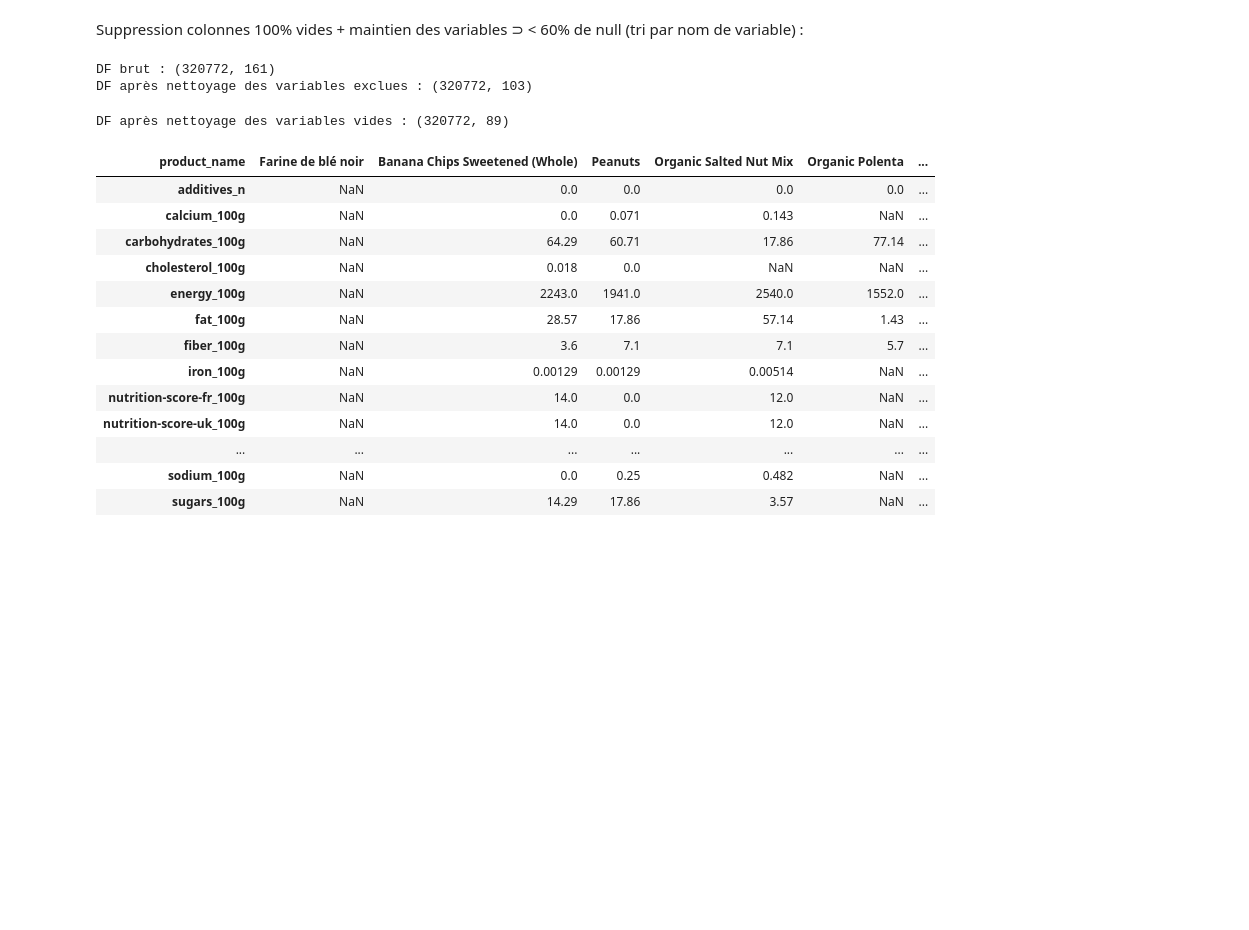
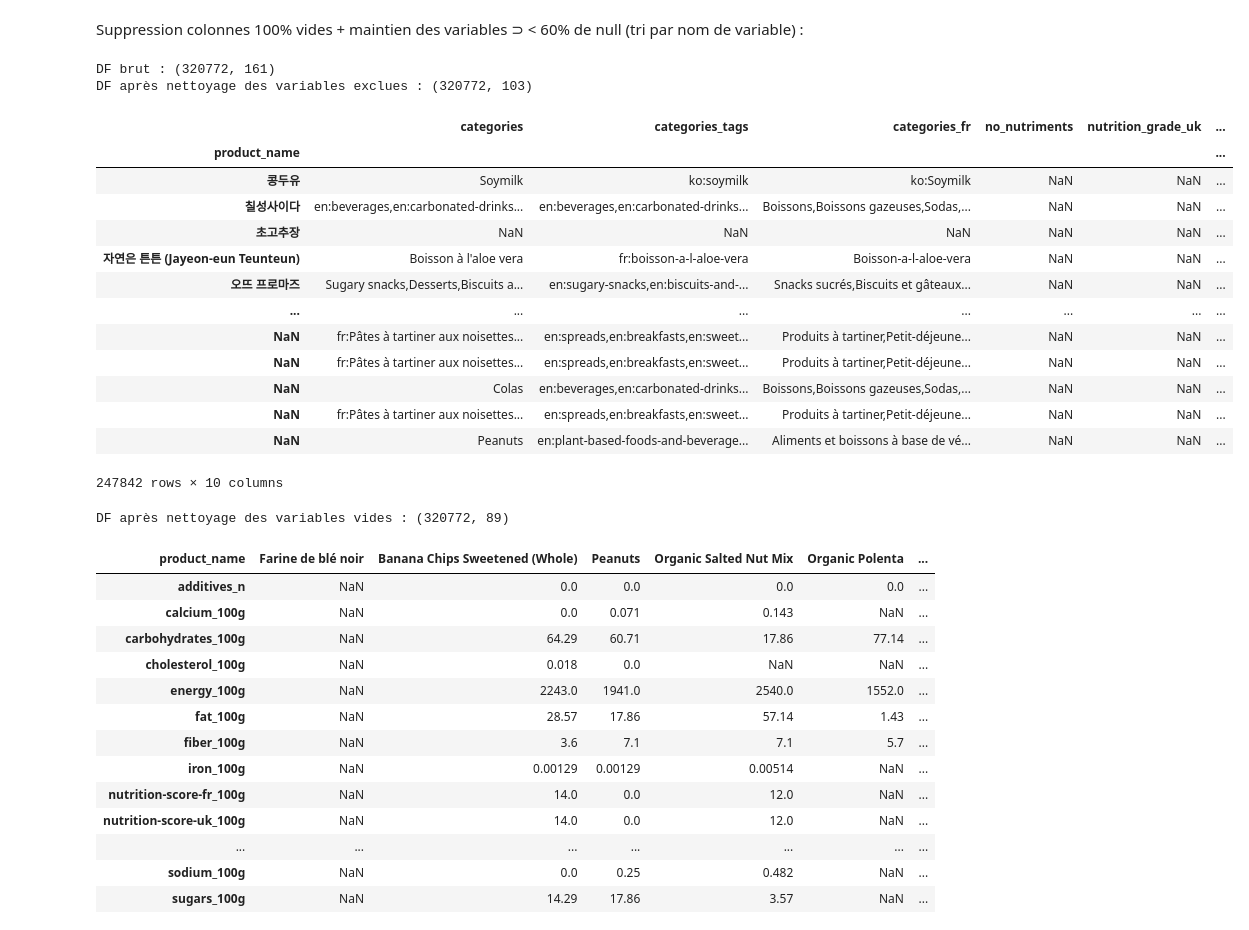
Before and after one commit to sycod/OC_projects, a Jupyter notebook: P2/P2 analyse exploratoire.ipynb, the cells around one changed output. Cells and saved outputs as stored; diff of their text form; code cells hidden in the pictures; blank space fills up the shorter version.

```diff
--- a/P2/P2 analyse exploratoire.ipynb
+++ b/P2/P2 analyse exploratoire.ipynb
@@ -289,6 +324,37 @@ print("DF après nettoyage des variables exclues : {}".format(
 # %% [output]
 DF brut : (320772, 161)
 DF après nettoyage des variables exclues : (320772, 103)
+# %%
+# À SUPPRIMER outil JL
+# Vérification rapide d'une variable / valeur selon regex
+
+regex_ = "(nutri|categ)"
+
+df_temp = data_raw.filter(regex=regex_).dropna(how="all")
+
+with pd.option_context('display.max_rows', 100):
+    display(df_temp
+            .filter(regex=".*", axis=0)
+            .filter(regex=regex_)
+            .dropna(how="all")
+            # .T
+            .sort_index(ascending=False)
+            )
+# %% [output]
+|  | categories | categories_tags | categories_fr | no_nutriments | nutrition_grade_uk | ... |
+| product_name |  |  |  |  |  | ... |
+| 콩두유 | Soymilk | ko:soymilk | ko:Soymilk | NaN | NaN | ... |
+| 칠성사이다 | en:beverages,en:carbonated-drinks... | en:beverages,en:carbonated-drinks... | Boissons,Boissons gazeuses,Sodas,... | NaN | NaN | ... |
+| 초고추장 | NaN | NaN | NaN | NaN | NaN | ... |
+| 자연은 튼튼 (Jayeon-eun Teunteun) | Boisson à l'aloe vera | fr:boisson-a-l-aloe-vera | Boisson-a-l-aloe-vera | NaN | NaN | ... |
+| 오뜨 프로마즈 | Sugary snacks,Desserts,Biscuits a... | en:sugary-snacks,en:biscuits-and-... | Snacks sucrés,Biscuits et gâteaux... | NaN | NaN | ... |
+| ... | ... | ... | ... | ... | ... | ... |
+| NaN | fr:Pâtes à tartiner aux noisettes... | en:spreads,en:breakfasts,en:sweet... | Produits à tartiner,Petit-déjeune... | NaN | NaN | ... |
+| NaN | fr:Pâtes à tartiner aux noisettes... | en:spreads,en:breakfasts,en:sweet... | Produits à tartiner,Petit-déjeune... | NaN | NaN | ... |
+| NaN | Colas | en:beverages,en:carbonated-drinks... | Boissons,Boissons gazeuses,Sodas,... | NaN | NaN | ... |
+| NaN | fr:Pâtes à tartiner aux noisettes... | en:spreads,en:breakfasts,en:sweet... | Produits à tartiner,Petit-déjeune... | NaN | NaN | ... |
+| NaN | Peanuts | en:plant-based-foods-and-beverage... | Aliments et boissons à base de vé... | NaN | NaN | ... |
+247842 rows × 10 columns
 # %%
 
 # suppression des variables totalement vides
```
Also changed, not shown: parts of 23 cells of this notebook.
